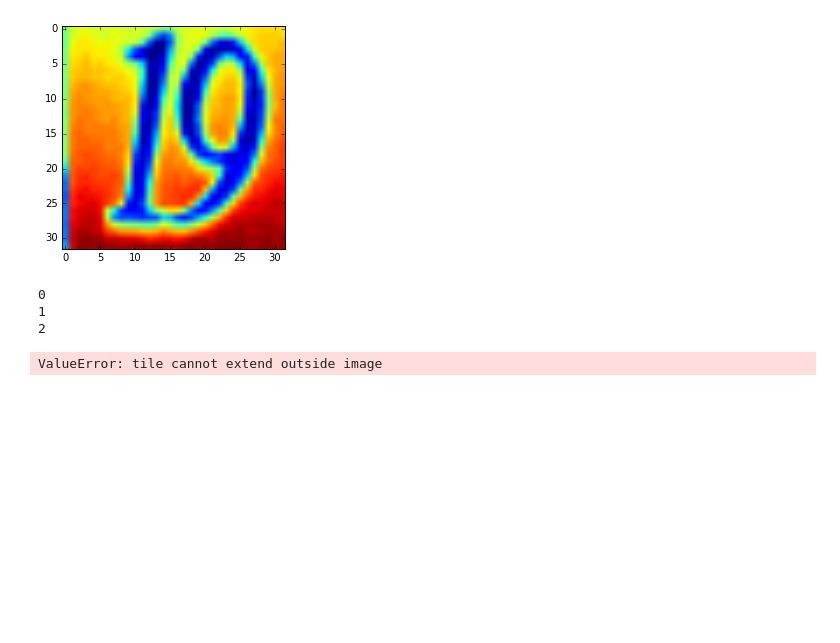
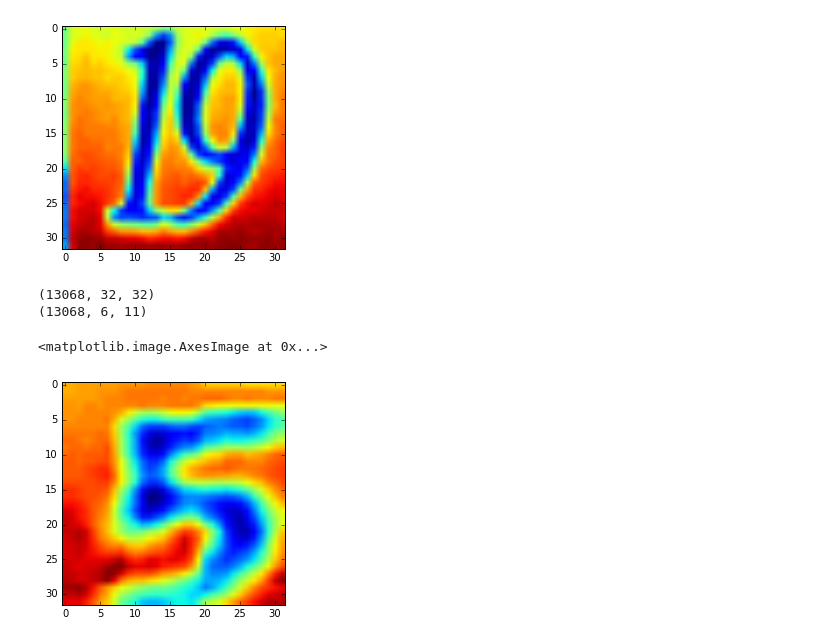
Before and after one commit to drpjm/udacity-mle-project5, a Jupyter notebook: src/svhn_preprocess.ipynb, the cells around one changed output. Saved outputs shown, nothing was run; the diff lists cells and outputs as text; code cells hidden in the pictures; blank space fills up the shorter version.

```diff
--- a/src/svhn_preprocess.ipynb
+++ b/src/svhn_preprocess.ipynb
@@ -169,8 +169,8 @@ plt.imshow(img1_test_rs)
 The following code reads the images and crops according to the steps above. Then it encodes the label for each of these pieces of data.
 # %%
 # This function extracts and crops the indexed image.
-def extract_and_crop(img_dict, resize):
-    curr_img = img.imread(img_loc_root + img_dict['name'],mode='L')
+def extract_and_crop(img_loc, img_dict, resize):
+    curr_img = img.imread(img_loc + img_dict['name'],mode='L')
     img_shape = np.shape(curr_img)
     bb_top = np.min(img_dict['top'])
     bb_left = np.min(img_dict['left'])
@@ -179,9 +179,14 @@ def extract_and_crop(img_dict, resize):
     # Add some pixel buffer before cropping.
     min_top = int( bb_top - 0.1*bb_top )
     min_left = int( bb_left - 0.1*bb_left )
+    if min_left < 0:
+        min_left = 0
+    if min_top < 0:
+        min_top = 0
     # ... a little less on the height
     total_height = int( bb_height + 0.05*bb_height )
-    total_width = int( bb_twidth + 0.1*bb_twidth )
+    total_width = int( bb_twidth + 0.15*bb_twidth )
+
     curr_img_crop = curr_img[min_top:min_top+total_height,min_left:min_left+total_width]
     img_rs = misc.imresize(curr_img_crop, (resize,resize))
     return img_rs
@@ -202,9 +207,10 @@ def extract_label(img_dict, encoder, max_len):
         y_onehot = np.concatenate((y_onehot, padding_onehot), axis=0)
     return y_onehot
 # %%
-def generate_svhn_dataset(mat_fname, n_vals, n_labels, crop_size, max_len):
+def generate_svhn_dataset(file_loc, n_vals, n_labels, crop_size, max_len):
     # Load from the digitstruct mat file.
-    digitstruct = DigitStructFile(mat_fname)
+    fname = os.path.join(file_loc, "digitStruct.mat")
+    digitstruct = DigitStructFile(fname)
     data_len = len(digitstruct.digitStructName)
     X = np.zeros((data_len, crop_size, crop_size))
     y = np.zeros((data_len, n_labels, n_vals))
@@ -215,11 +221,11 @@ def generate_svhn_dataset(mat_fname, n_vals, n_labels, crop_size, max_len):
     for i in range(data_len):
         curr_dict = digitstruct.getDigitStructure(i)
         street_num_len = len(np.array(curr_dict['label']))
-        print i
+#         print i
         if street_num_len <= 5 and street_num_len > 0:
             # Extract the label
             curr_y = extract_label(curr_dict, enc, max_len)
-            curr_X = extract_and_crop(curr_dict, crop_size)
+            curr_X = extract_and_crop(file_loc, curr_dict, crop_size)
             y[i,:,:] = curr_y
             X[i,:,:] = curr_X
         else:
@@ -257,12 +263,12 @@ Invalid number! Index = 29929
 pickle_svhn("train", train_dataset)
 # %%
 # Now the test data!
-test_dataset = generate_svhn_dataset(test_struct_loc, 11, 6, 32, 5)
+test_dataset = generate_svhn_dataset(test_loc_root, 11, 6, 32, 5)
 print np.shape(test_dataset['data'])
 print np.shape(test_dataset['labels'])
 plt.imshow(test_dataset['data'][0])
 # %% [output]
-0
-1
-2
+(13068, 32, 32)
+(13068, 6, 11)
-ValueError: tile cannot extend outside image
+<matplotlib.image.AxesImage at 0x...>
+[figure, added]
```
Also changed, not shown: parts of 7 cells of this notebook.
